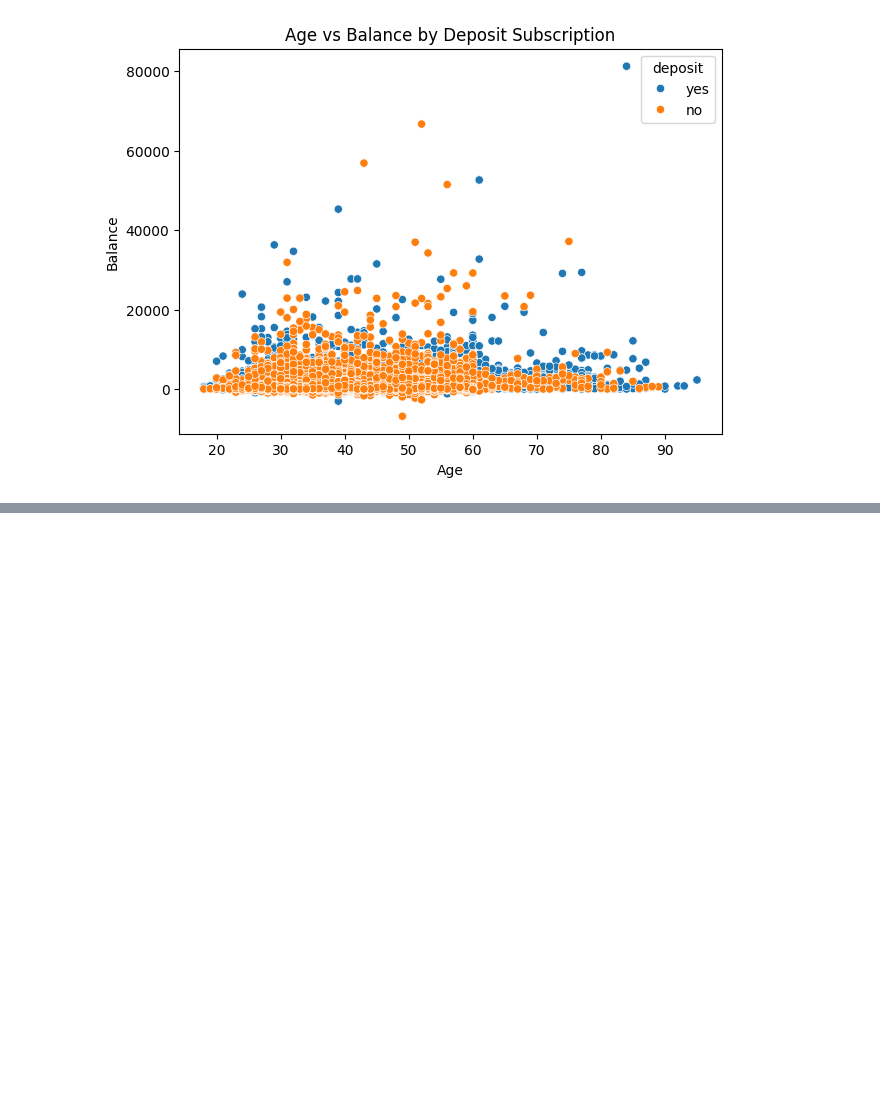
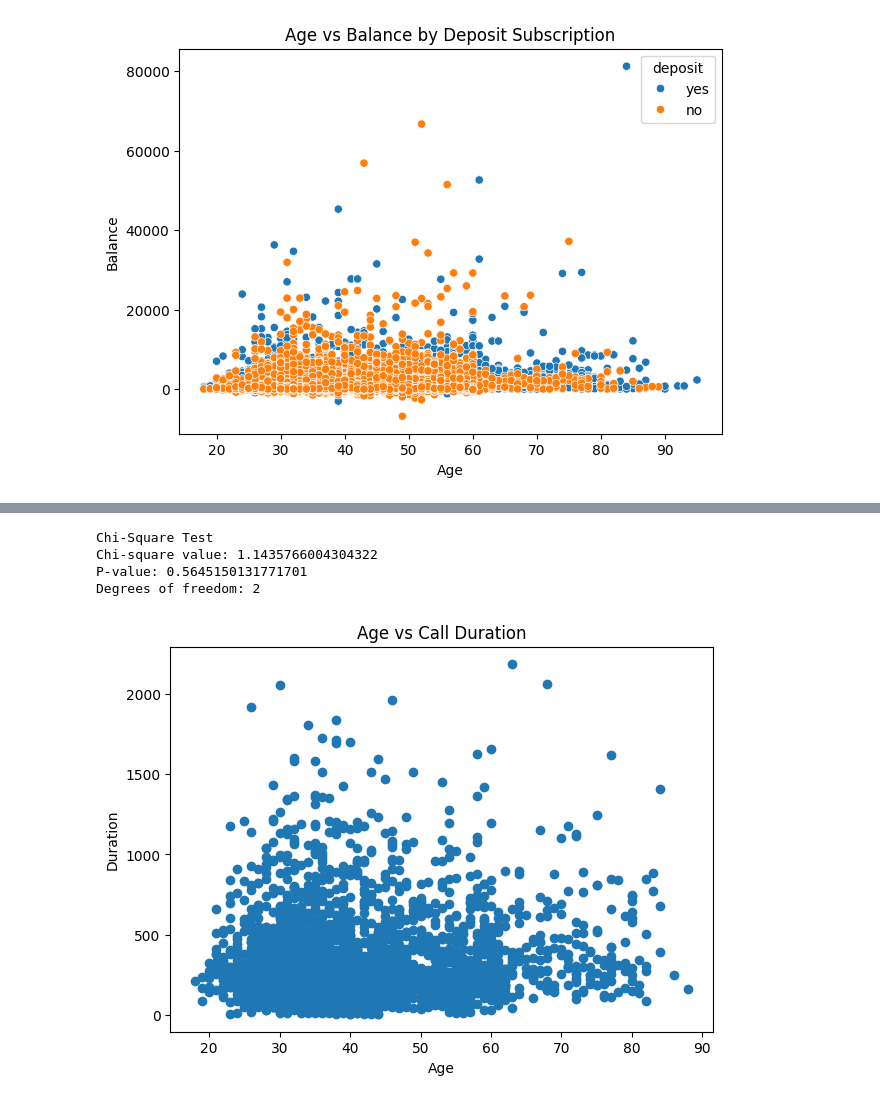
Before and after one commit to diya-bijesh/DiyaRB, a Jupyter notebook: 23bds0295_EDA_phase1.ipynb, the cells around one changed output, grey strips where cells are left out. Cells and saved outputs as stored; diff of their text form; code cells hidden in the pictures; blank space fills up the shorter version.

```diff
--- a/23bds0295_EDA_phase1.ipynb
+++ b/23bds0295_EDA_phase1.ipynb
@@ -264,0 +414,27 @@ NameError: name 'data' is not defined
+# %%
+# 2D Statistical Analysis - Chi-Square Test
+
+from scipy.stats import chi2_contingency
+contingency_table = pd.crosstab(data["marital"], data["deposit"])
+chi2, p_value, degrees_of_freedom, expected = chi2_contingency(contingency_table)
+
+print("Chi-Square Test")
+print("Chi-square value:", chi2)
+print("P-value:", p_value)
+print("Degrees of freedom:", degrees_of_freedom)
+# %% [output]
+Chi-Square Test
+Chi-square value: 1.1435766004304322
+P-value: 0.5645150131771701
+Degrees of freedom: 2
+# %%
+# 2D Visualization - Scatter Plot
+
+plt.figure(figsize=(7,5))
+plt.scatter(data["age"], data["duration"])
+plt.title("Age vs Call Duration")
+plt.xlabel("Age")
+plt.ylabel("Duration")
+plt.show()
+# %% [output]
+[figure, added]
```
Also changed, not shown: parts of 22 cells of this notebook.
